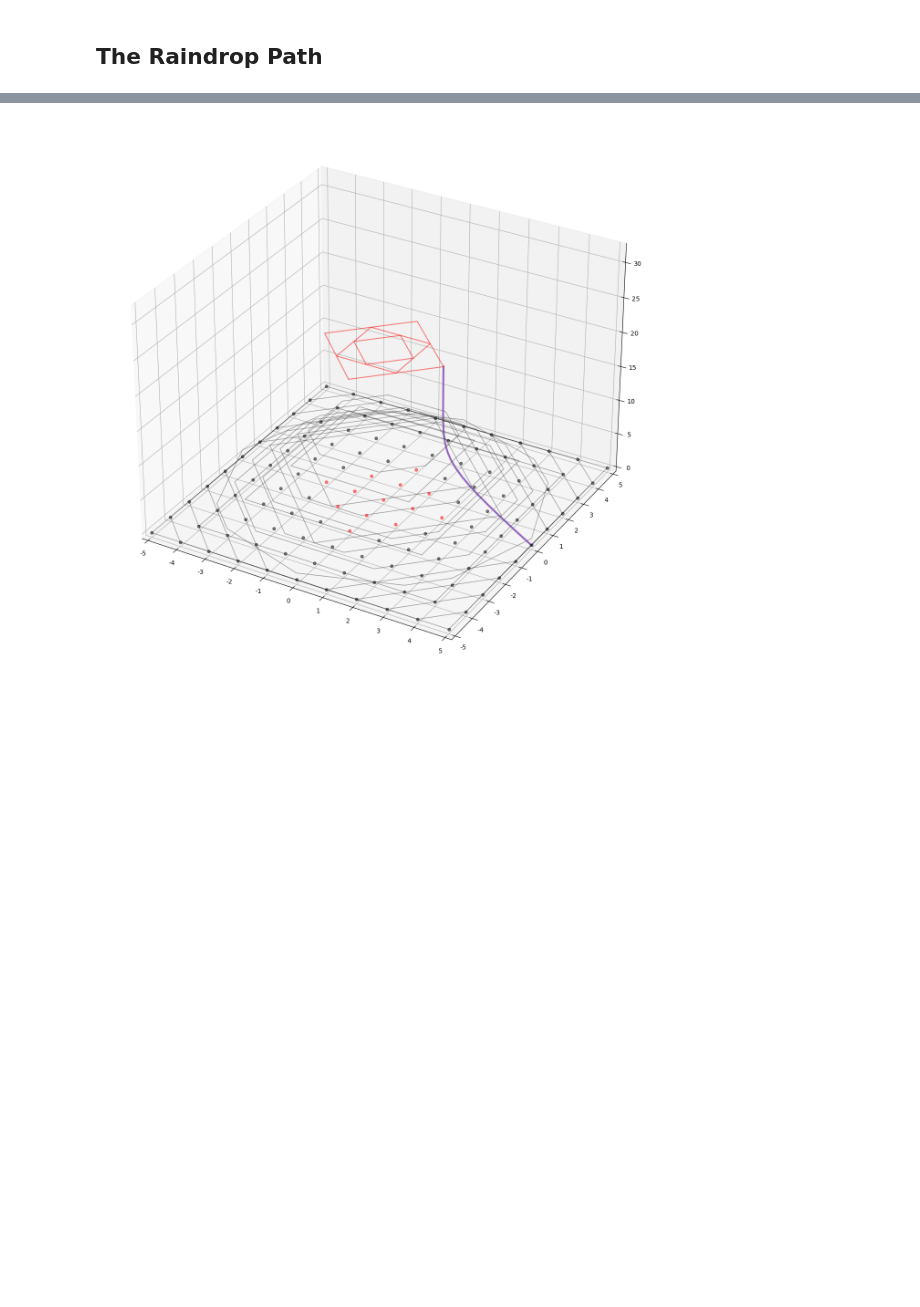
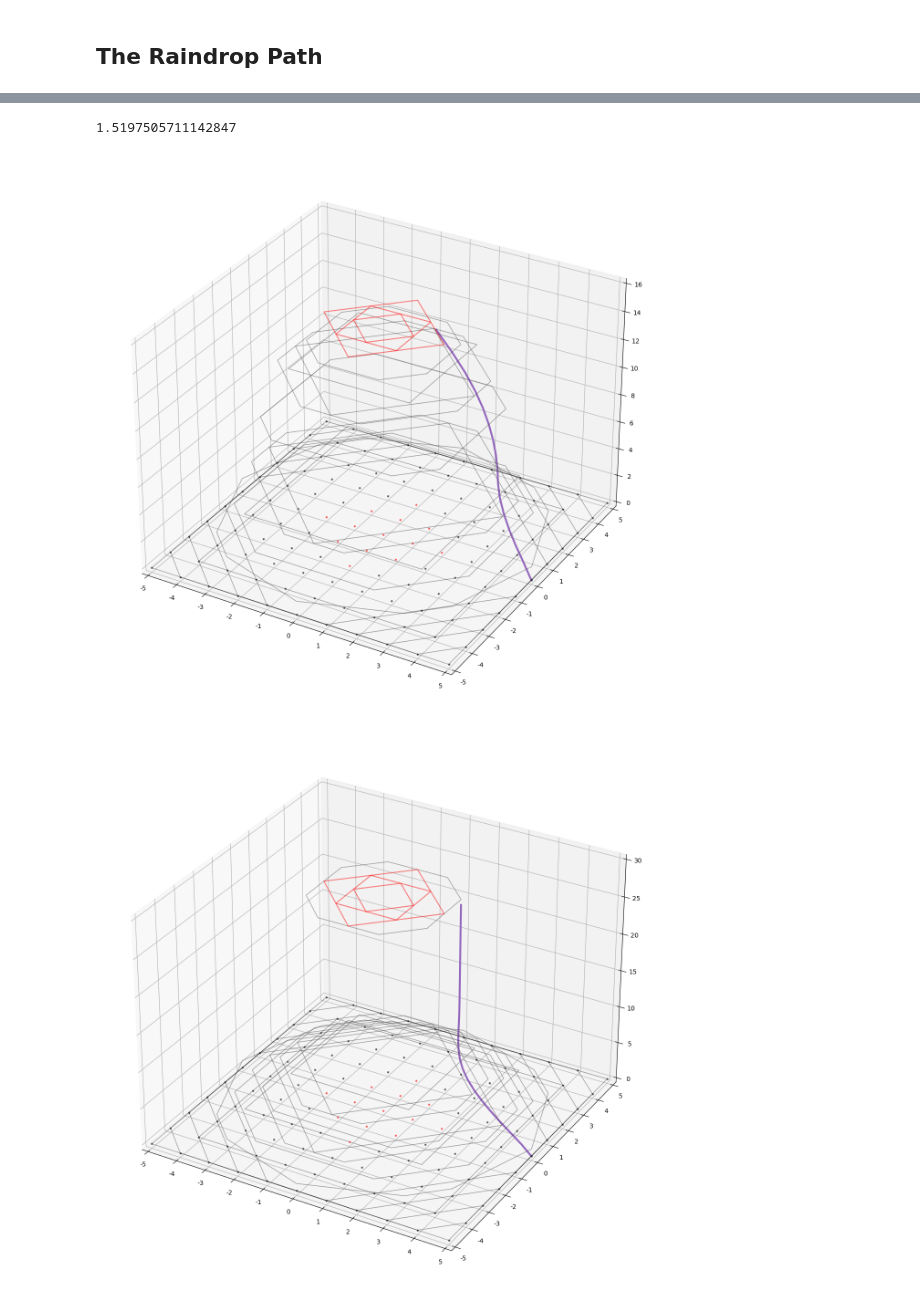
Before and after one commit to SimmeringRook/Cartographer, a Jupyter notebook: 36X/angular copy 2.ipynb, the cells around one changed output, grey strips where cells are left out. Saved outputs shown, nothing was run; the diff lists cells and outputs as text; code cells hidden in the pictures; blank space fills up the shorter version.

```diff
--- a/36X/angular copy 2.ipynb
+++ b/36X/angular copy 2.ipynb
@@ -712,8 +721,6 @@ lattice_dimensions = Dimensions(left=-5, right=5, top=5, bottom=-5, resolution=1
 lattice = Latticework(dimensions=lattice_dimensions)
 
 right_most_shell = lattice.get_coordinate_at_edge()
-
-stone = Stone(right_most_shell, at_rest=True)
 # %%
 import math
 
@@ -722,10 +729,32 @@ def path_finder(stone: Stone, time_resolution: float):
     initial_phi = stone.position[0].polar.phi
     coordinate_after_step = Coordinate(q1= initial_r, q2= initial_phi, is_cartesian=False)
 
-    while _do_float_gt_with_tolerance(coordinate_after_step.polar.r, 2*M):
+    while _do_float_gt_with_tolerance(coordinate_after_step.polar.r, 2*M) and len(stone.position) < 30:
+        dr_BK_dot = 0
         dr_BK = - math.pow(get_curvature_factor(r_coordinate=stone.position[0].polar.r), 2) * math.sqrt(2*M / stone.position[0].polar.r) * time_resolution
-        coordinate_after_step = Coordinate(q1= stone.position[0].polar.r + dr_BK, q2= stone.position[0].polar.phi)
+        dphi_BK = (stone.angular_momentum_per_unit_mass / math.pow(stone.position[0].polar.r, 2)) * time_resolution
+        coordinate_after_step = Coordinate(q1= stone.position[0].polar.r + dr_BK, q2= stone.position[0].polar.phi + dphi_BK)
         stone.position.insert(0, coordinate_after_step)
+
+def specific_path_finder(stone: Stone, time_resolution: float):
+    initial_r = stone.position[0].polar.r
+    initial_phi = stone.position[0].polar.phi
+    coordinate_after_step = Coordinate(q1= initial_r, q2= initial_phi, is_cartesian=False)
+
+    while _do_float_gt_with_tolerance(coordinate_after_step.polar.r, (2*M)) and len(stone.position) < 30:
+        current_r = stone.position[0].polar.r
+        difference = math.pow(stone.energy_per_unit_mass, 2) - (1 - _do_float_division_with_tolerance((2*M), current_r))*(1 + math.pow(_do_float_division_with_tolerance(stone.angular_momentum_per_unit_mass,  current_r), 2))
+        sign = _do_float_division_with_tolerance(math.fabs(difference), difference)
+        equation_of_motion = -1*math.sqrt(math.fabs(difference))*time_resolution
+        dphi_BK = (stone.angular_momentum_per_unit_mass / math.pow(current_r, 2)) * time_resolution
+        coordinate_after_step = Coordinate(
+            q1=current_r + equation_of_motion,
+            q2=stone.position[0].polar.phi + dphi_BK
+        )
+        stone.position.insert(0, coordinate_after_step)
+        if coordinate_after_step.polar.r <= 2*M:
+            print(coordinate_after_step.polar.r)
+            return
 # %%
 import matplotlib.pyplot as plt
 
@@ -843,8 +887,23 @@ fig, ax = draw_path_3D(lattice, stone)
 # %%
 # fig, ax = draw_path(lattice, stone)
-time_resolution = 10
-path_finder(stone, time_resolution=time_resolution)
+time_resolution = 1
+stone = Stone(
+    starting_coordinate=right_most_shell,
+    at_rest=True,
+    angular_momentum_per_unit_mass=2
+)
+specific_path_finder(stone, time_resolution=time_resolution)
 
 fig, ax = draw_path_3D(lattice, stone)
+
+stone = Stone(
+    starting_coordinate=right_most_shell,
+    at_rest=True,
+    angular_momentum_per_unit_mass=2
+)
+path_finder(stone, time_resolution=time_resolution)
+fig, ax = draw_path_3D(lattice, stone)
 # %% [output]
+1.5197505711142847
-[figure, old version]
+[figure, new version]
+[figure, added]
```
Also changed, not shown: parts of 6 cells of this notebook.
